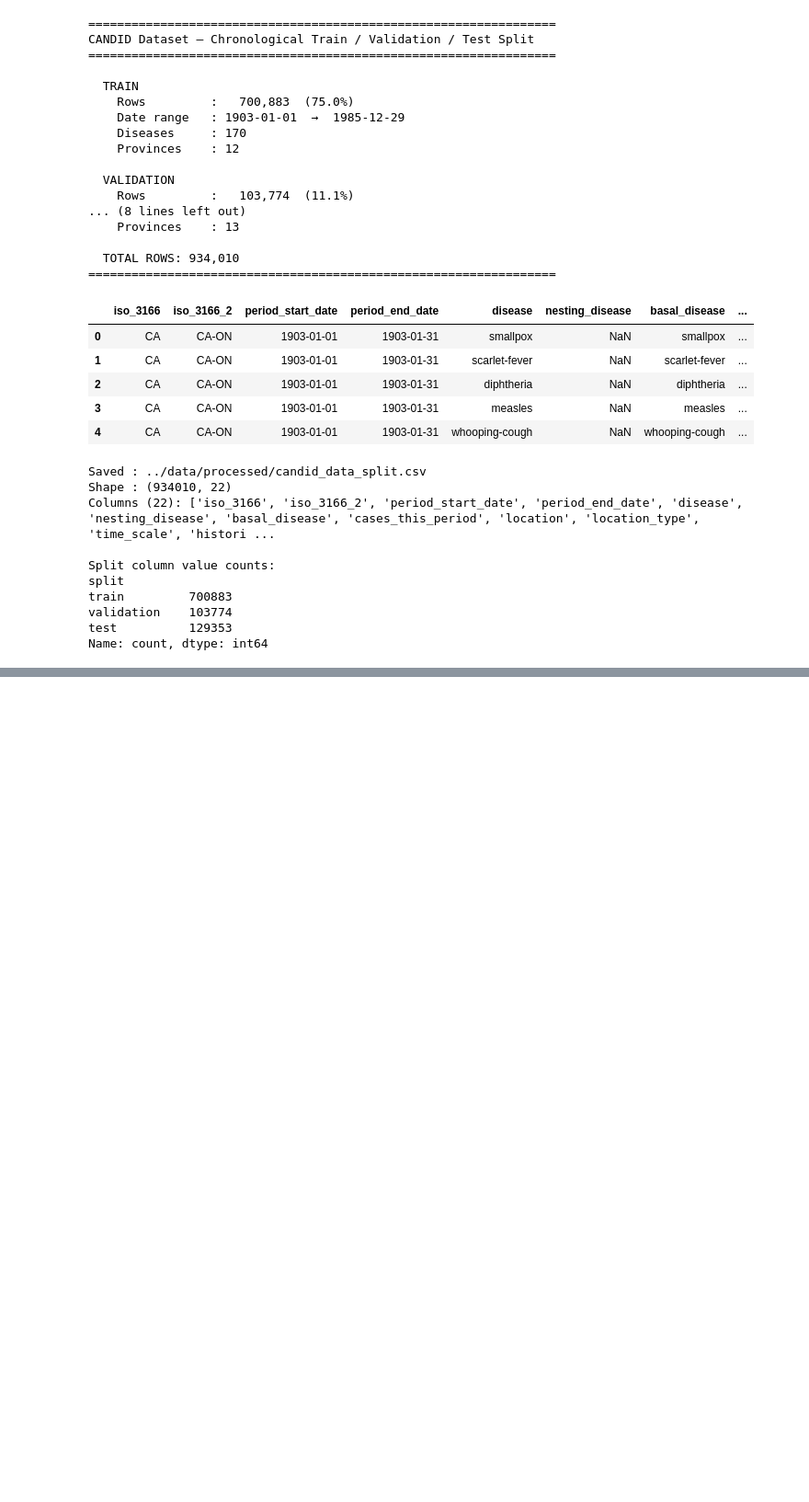
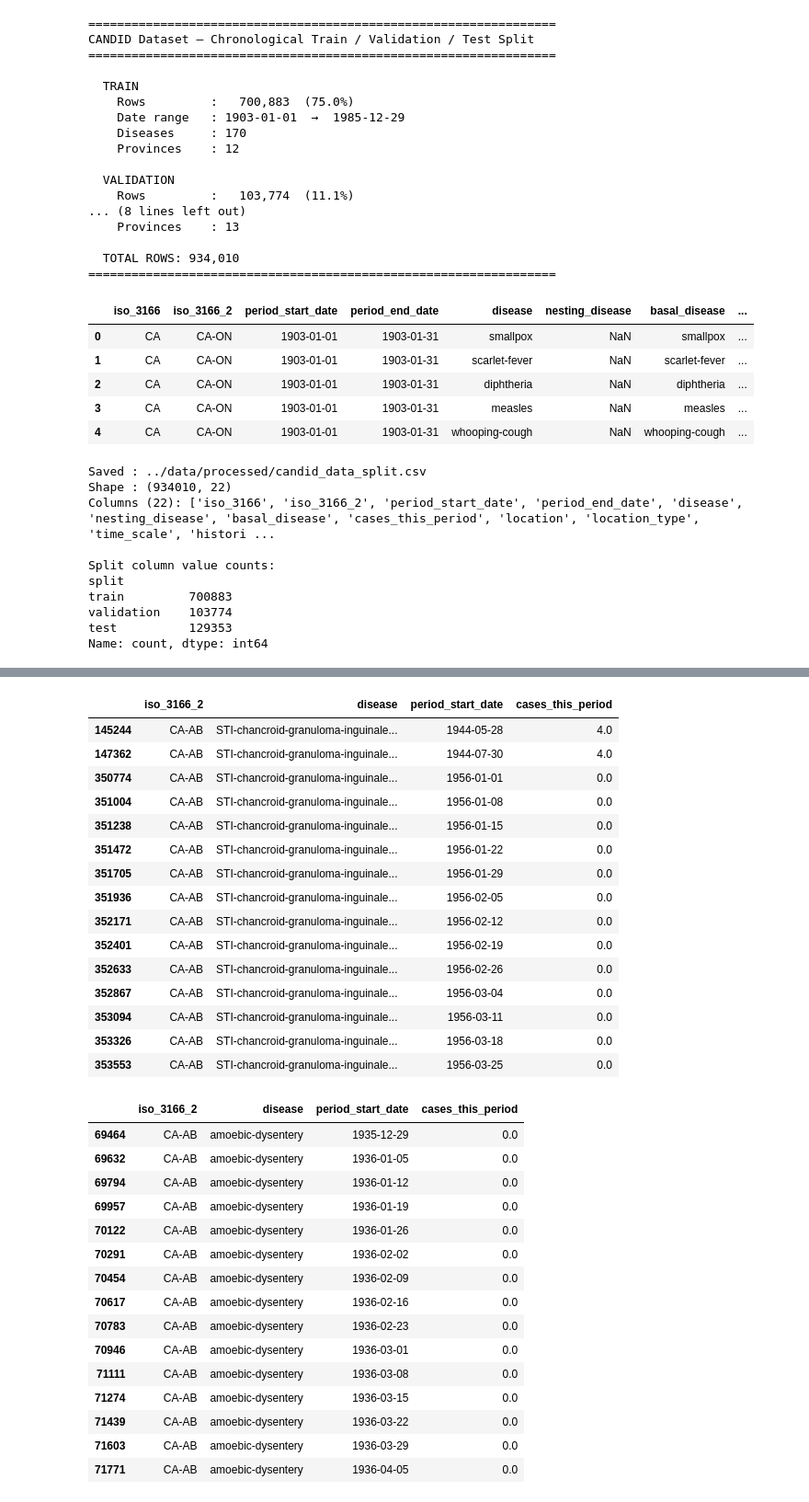
Before and after one commit to payalpt/AAI-590-capstone-canadian-health, a Jupyter notebook: notebooks/01_data_ingestion_and_eda.ipynb, the cells around one changed output, grey strips where cells are left out. Shown at 92% size. Saved outputs shown, nothing was run; the diff lists cells and outputs as text; code cells hidden in the pictures; blank space fills up the shorter version.

```diff
--- a/notebooks/01_data_ingestion_and_eda.ipynb
+++ b/notebooks/01_data_ingestion_and_eda.ipynb
@@ -742,0 +826,11 @@ Name: count, dtype: int64
+# %%
+df["period_start_date"] = pd.to_datetime(df["period_start_date"])
+
+# Convert dates and summarize count for each split
+split_sum = (
+    df.groupby("split")["period_start_date"]
+    .agg(["min", "max", "count"])
+    .reset_index()
+)
+print("Split Summary: ")
+split_sum
@@ -742,0 +1002,51 @@ Name: count, dtype: int64
+# %%
+# Look at the records for the same province and disease
+sorted_model_df = model_df.sort_values(["iso_3166_2", "disease", "period_start_date"])
+
+for _, row in missing_cases.head(5).iterrows():
+    mask = (
+        (sorted_model_df["iso_3166_2"] == row["iso_3166_2"]) &
+        (sorted_model_df["disease"] == row["disease"])
+    )
+
+    display(
+        sorted_model_df.loc[mask, [
+            "iso_3166_2",
+            "disease",
+            "period_start_date",
+            "cases_this_period"
+        ]].head(15)
+    )
+# %% [output]
+|  | iso_3166_2 | disease | period_start_date | cases_this_period |
+| 145244 | CA-AB | STI-chancroid-granuloma-inguinale... | 1944-05-28 | 4.0 |
+| 147362 | CA-AB | STI-chancroid-granuloma-inguinale... | 1944-07-30 | 4.0 |
+| 350774 | CA-AB | STI-chancroid-granuloma-inguinale... | 1956-01-01 | 0.0 |
+| 351004 | CA-AB | STI-chancroid-granuloma-inguinale... | 1956-01-08 | 0.0 |
+| 351238 | CA-AB | STI-chancroid-granuloma-inguinale... | 1956-01-15 | 0.0 |
+| 351472 | CA-AB | STI-chancroid-granuloma-inguinale... | 1956-01-22 | 0.0 |
+| 351705 | CA-AB | STI-chancroid-granuloma-inguinale... | 1956-01-29 | 0.0 |
+| 351936 | CA-AB | STI-chancroid-granuloma-inguinale... | 1956-02-05 | 0.0 |
+| 352171 | CA-AB | STI-chancroid-granuloma-inguinale... | 1956-02-12 | 0.0 |
+| 352401 | CA-AB | STI-chancroid-granuloma-inguinale... | 1956-02-19 | 0.0 |
+| 352633 | CA-AB | STI-chancroid-granuloma-inguinale... | 1956-02-26 | 0.0 |
+| 352867 | CA-AB | STI-chancroid-granuloma-inguinale... | 1956-03-04 | 0.0 |
+| 353094 | CA-AB | STI-chancroid-granuloma-inguinale... | 1956-03-11 | 0.0 |
+| 353326 | CA-AB | STI-chancroid-granuloma-inguinale... | 1956-03-18 | 0.0 |
+| 353553 | CA-AB | STI-chancroid-granuloma-inguinale... | 1956-03-25 | 0.0 |
+|  | iso_3166_2 | disease | period_start_date | cases_this_period |
+| 69464 | CA-AB | amoebic-dysentery | 1935-12-29 | 0.0 |
+| 69632 | CA-AB | amoebic-dysentery | 1936-01-05 | 0.0 |
+| 69794 | CA-AB | amoebic-dysentery | 1936-01-12 | 0.0 |
+| 69957 | CA-AB | amoebic-dysentery | 1936-01-19 | 0.0 |
+| 70122 | CA-AB | amoebic-dysentery | 1936-01-26 | 0.0 |
+| 70291 | CA-AB | amoebic-dysentery | 1936-02-02 | 0.0 |
+| 70454 | CA-AB | amoebic-dysentery | 1936-02-09 | 0.0 |
+| 70617 | CA-AB | amoebic-dysentery | 1936-02-16 | 0.0 |
+| 70783 | CA-AB | amoebic-dysentery | 1936-02-23 | 0.0 |
+| 70946 | CA-AB | amoebic-dysentery | 1936-03-01 | 0.0 |
+| 71111 | CA-AB | amoebic-dysentery | 1936-03-08 | 0.0 |
+| 71274 | CA-AB | amoebic-dysentery | 1936-03-15 | 0.0 |
+| 71439 | CA-AB | amoebic-dysentery | 1936-03-22 | 0.0 |
+| 71603 | CA-AB | amoebic-dysentery | 1936-03-29 | 0.0 |
+| 71771 | CA-AB | amoebic-dysentery | 1936-04-05 | 0.0 |
```
Also changed, not shown: parts of 54 cells of this notebook.
